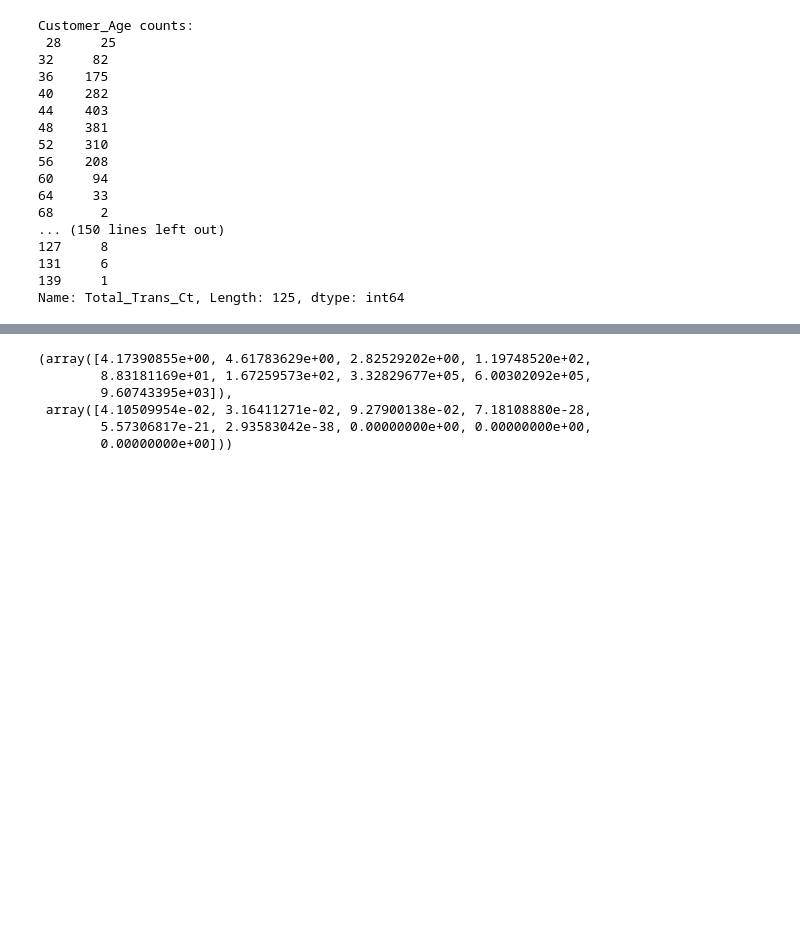
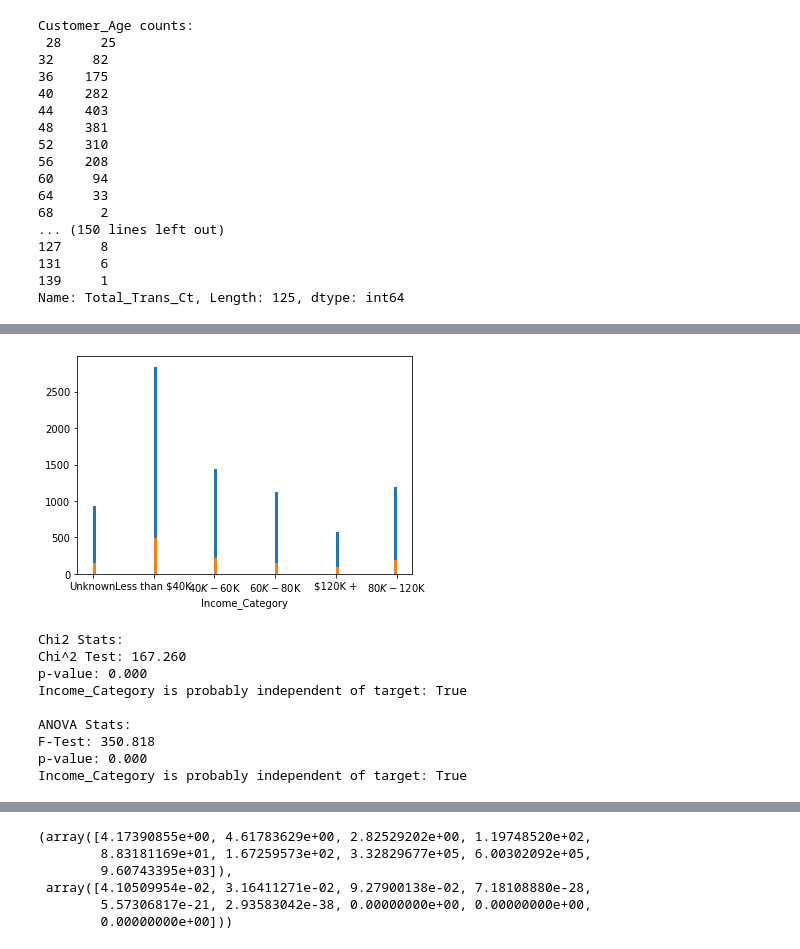
Before and after one commit to functorial/CreditCardCustomers, a Jupyter notebook: CreditCardCustomers.ipynb, the cells around one changed output, grey strips where cells are left out. Cells and saved outputs as stored; diff of their text form; code cells hidden in the pictures; blank space fills up the shorter version.

```diff
--- a/CreditCardCustomers.ipynb
+++ b/CreditCardCustomers.ipynb
@@ -587 +716,14 @@ stacked_hist('Dependent_count')
+# %%
+univariate_summary('Income_Category')
+# %% [output]
+[figure, added]
+Chi2 Stats:
+Chi^2 Test: 167.260
+p-value: 0.000
+Income_Category is probably independent of target: True
+
+ANOVA Stats:
+F-Test: 350.818
+p-value: 0.000
+Income_Category is probably independent of target: True
 # %%
```
Also changed, not shown: parts of 25 cells of this notebook.
